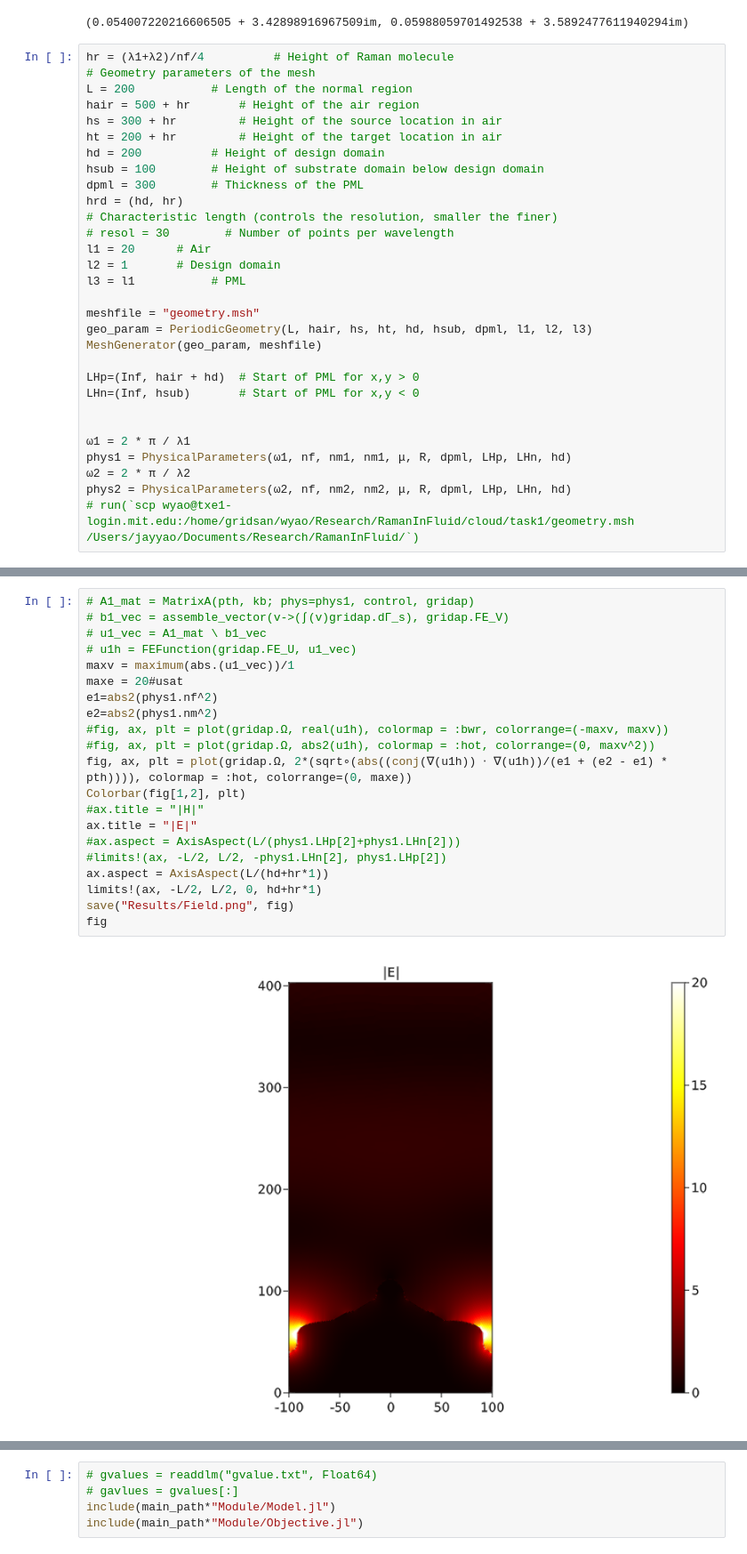
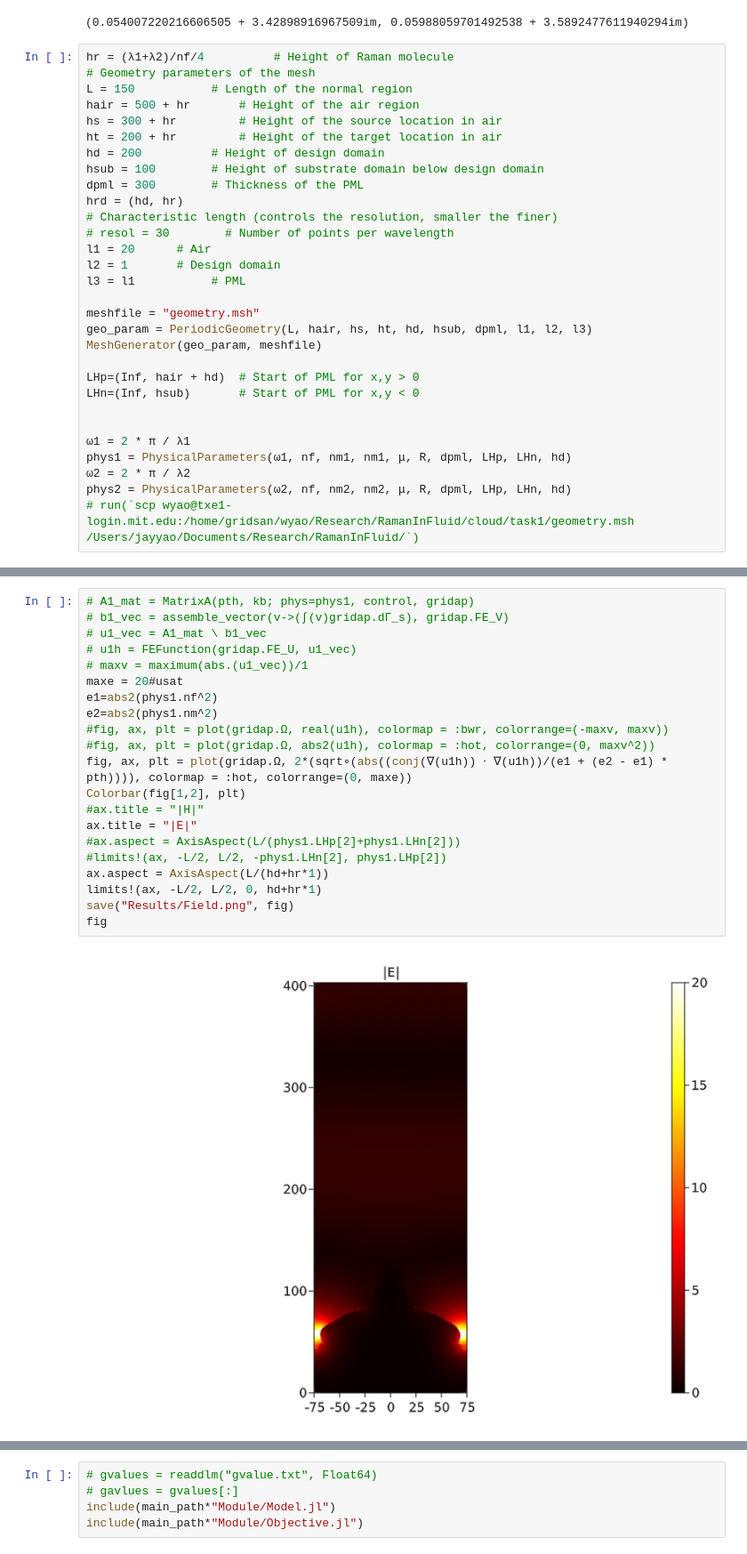
Before and after one commit to WenjieYao/RamanInFluid, a Jupyter notebook: Main.ipynb, the cells around one changed output, grey strips where cells are left out. Shown: that part at 89% size. Cells and saved outputs as stored; diff of their text form.

```diff
--- a/Main.ipynb
+++ b/Main.ipynb
@@ -40,7 +40,7 @@ nm1,nm2
 # %%
 hr = (λ1+λ2)/nf/4          # Height of Raman molecule
 # Geometry parameters of the mesh
-L = 200           # Length of the normal region
+L = 150           # Length of the normal region
 hair = 500 + hr       # Height of the air region
 hs = 300 + hr         # Height of the source location in air
 ht = 200 + hr         # Height of the target location in air
@@ -340,23 +345,23 @@ fig
 # %%
 # A1_mat = MatrixA(pth, kb; phys=phys1, control, gridap)
 # b1_vec = assemble_vector(v->(∫(v)gridap.dΓ_s), gridap.FE_V)
 # u1_vec = A1_mat \ b1_vec
 # u1h = FEFunction(gridap.FE_U, u1_vec)
-maxv = maximum(abs.(u1_vec))/1
+# maxv = maximum(abs.(u1_vec))/1
 maxe = 20#usat
 e1=abs2(phys1.nf^2)
 e2=abs2(phys1.nm^2)
 #fig, ax, plt = plot(gridap.Ω, real(u1h), colormap = :bwr, colorrange=(-maxv, maxv))
 #fig, ax, plt = plot(gridap.Ω, abs2(u1h), colormap = :hot, colorrange=(0, maxv^2))
 fig, ax, plt = plot(gridap.Ω, 2*(sqrt∘(abs((conj(∇(u1h)) ⋅ ∇(u1h))/(e1 + (e2 - e1) * pth)))), colormap = :hot, colorrange=(0, maxe))
 Colorbar(fig[1,2], plt)
 #ax.title = "|H|"
 ax.title = "|E|"
 #ax.aspect = AxisAspect(L/(phys1.LHp[2]+phys1.LHn[2]))
 #limits!(ax, -L/2, L/2, -phys1.LHn[2], phys1.LHp[2])
 ax.aspect = AxisAspect(L/(hd+hr*1))
 limits!(ax, -L/2, L/2, 0, hd+hr*1)
 save("Results/Field.png", fig)
 fig
 # %% [output]
-[figure, old version]
+[figure, new version]
```
Also changed, not shown: parts of 8 cells of this notebook, 12 other files.
